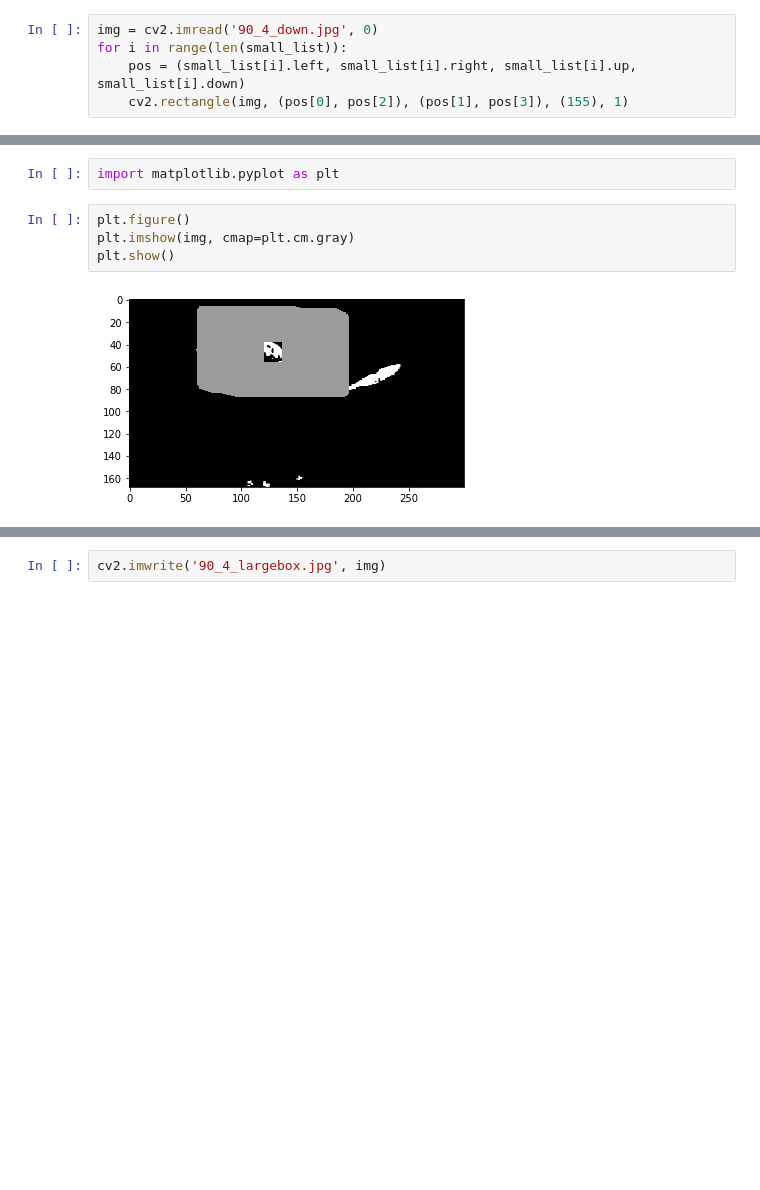
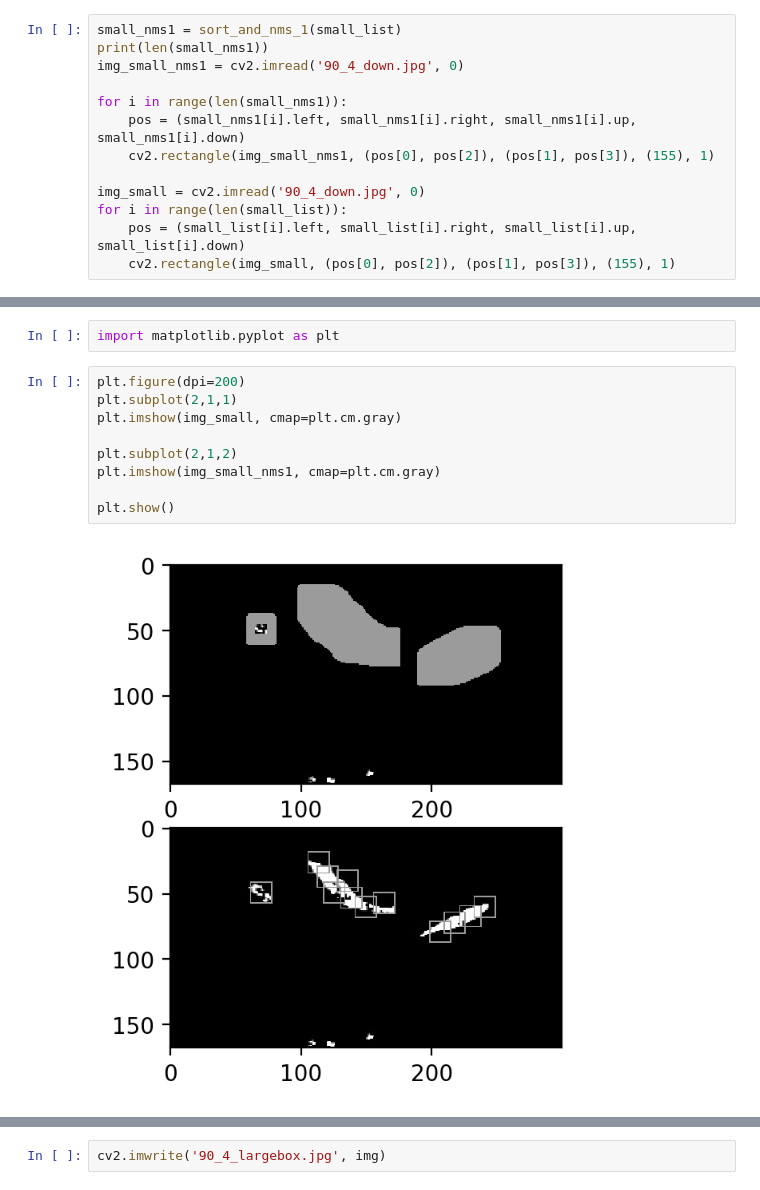
Before and after one commit to ShuuutUpandDance/segmentation, a Jupyter notebook: seg_notebook.ipynb, the cells around one changed output, grey strips where cells are left out. Drawn from its saved outputs; the diff is of its cells as text; blank space fills up the shorter version.

```diff
--- a/seg_notebook.ipynb
+++ b/seg_notebook.ipynb
@@ -129,5 +231,13 @@ print(len(large_list))
 # %%
-img = cv2.imread('90_4_down.jpg', 0)
+small_nms1 = sort_and_nms_1(small_list)
+print(len(small_nms1))
+img_small_nms1 = cv2.imread('90_4_down.jpg', 0)
+
+for i in range(len(small_nms1)):
+    pos = (small_nms1[i].left, small_nms1[i].right, small_nms1[i].up, small_nms1[i].down)
+    cv2.rectangle(img_small_nms1, (pos[0], pos[2]), (pos[1], pos[3]), (155), 1)
+
+img_small = cv2.imread('90_4_down.jpg', 0)
 for i in range(len(small_list)):
     pos = (small_list[i].left, small_list[i].right, small_list[i].up, small_list[i].down)
-    cv2.rectangle(img, (pos[0], pos[2]), (pos[1], pos[3]), (155), 1)
+    cv2.rectangle(img_small, (pos[0], pos[2]), (pos[1], pos[3]), (155), 1)
@@ -158,8 +292,13 @@ array([[0, 0, 0, ..., 0, 0, 0],
 # %%
 import matplotlib.pyplot as plt
 # %%
-plt.figure()
-plt.imshow(img, cmap=plt.cm.gray)
+plt.figure(dpi=200)
+plt.subplot(2,1,1)
+plt.imshow(img_small, cmap=plt.cm.gray)
+
+plt.subplot(2,1,2)
+plt.imshow(img_small_nms1, cmap=plt.cm.gray)
+
 plt.show()
 # %% [output]
-[figure, old version]
+[figure, new version]
```
Also changed, not shown: parts of 25 cells of this notebook, 5 other files.
